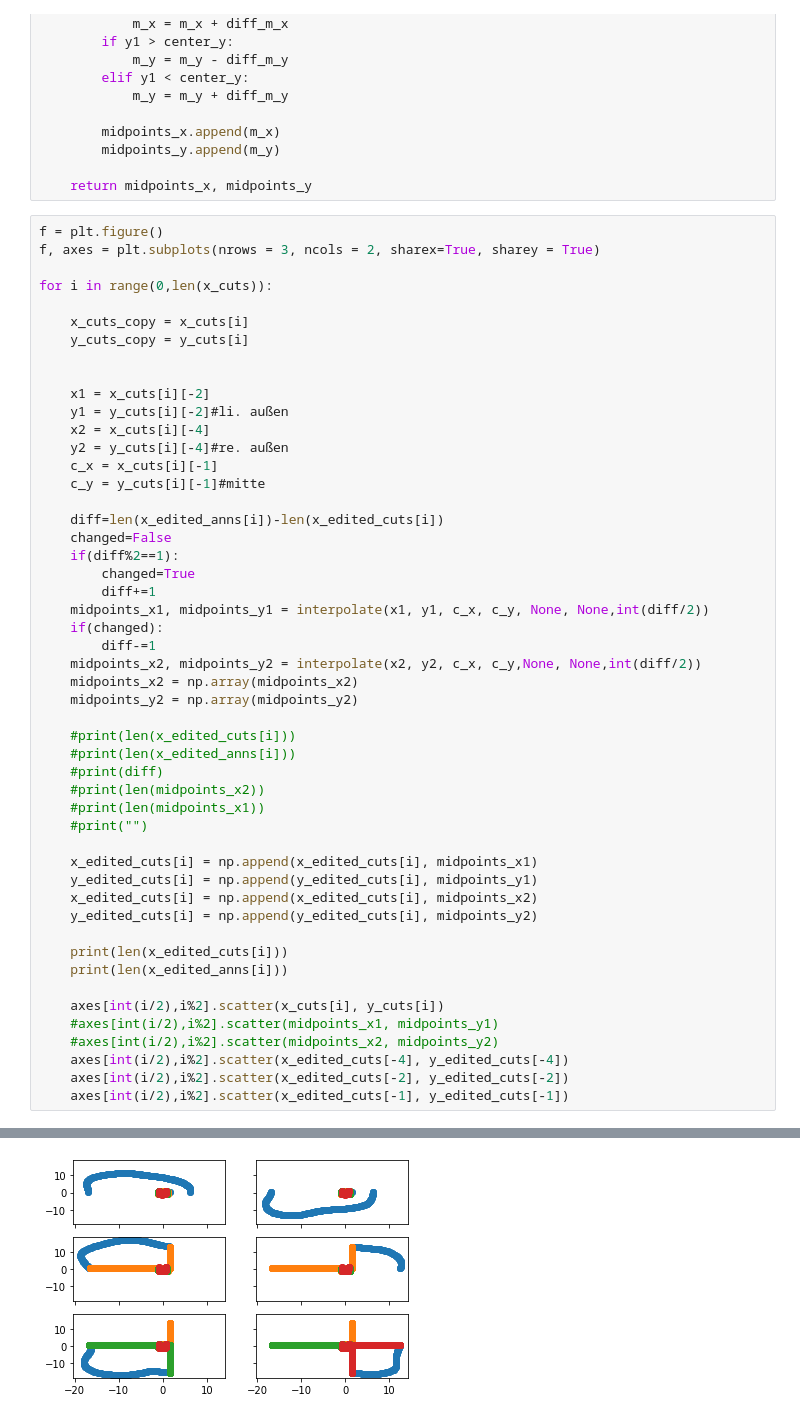
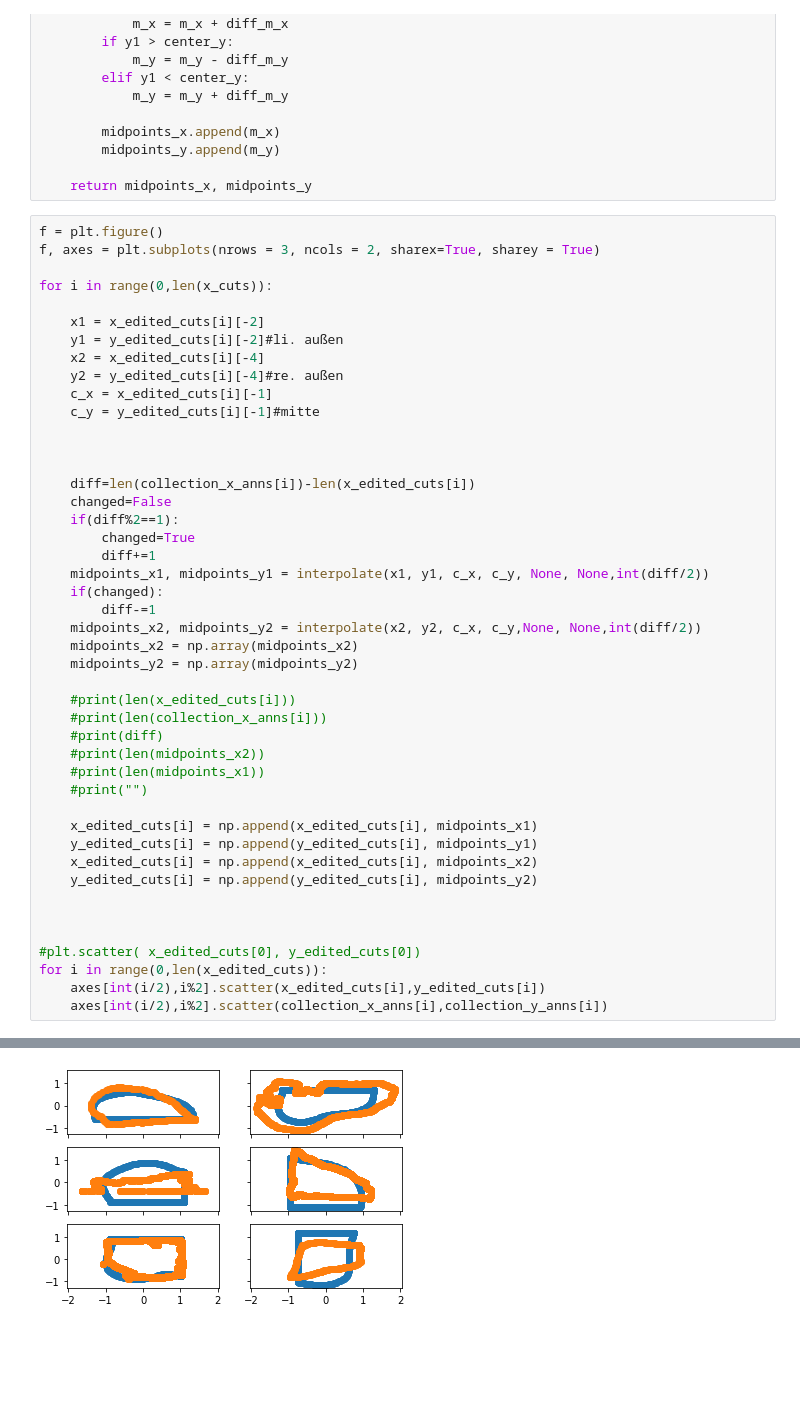
Before and after one commit to AlexHTW/mpi_beleg_4, a Jupyter notebook: registration.ipynb, the cells around one changed output, grey strips where cells are left out. Cells and saved outputs as stored; diff of their text form; blank space fills up the shorter version.

```diff
--- a/registration.ipynb
+++ b/registration.ipynb
@@ -359,18 +359,16 @@ f, axes = plt.subplots(nrows = 3, ncols = 2, sharex=True, sharey = True)
 
 for i in range(0,len(x_cuts)):
 
-    x_cuts_copy = x_cuts[i]
-    y_cuts_copy = y_cuts[i]
+    x1 = x_edited_cuts[i][-2]
+    y1 = y_edited_cuts[i][-2]#li. außen
+    x2 = x_edited_cuts[i][-4]
+    y2 = y_edited_cuts[i][-4]#re. außen
+    c_x = x_edited_cuts[i][-1]
+    c_y = y_edited_cuts[i][-1]#mitte
 
 
-    x1 = x_cuts[i][-2]
-    y1 = y_cuts[i][-2]#li. außen
-    x2 = x_cuts[i][-4]
-    y2 = y_cuts[i][-4]#re. außen
-    c_x = x_cuts[i][-1]
-    c_y = y_cuts[i][-1]#mitte
 
-    diff=len(x_edited_anns[i])-len(x_edited_cuts[i])
+    diff=len(collection_x_anns[i])-len(x_edited_cuts[i])
     changed=False
     if(diff%2==1):
         changed=True
@@ -383,7 +381,7 @@ for i in range(0,len(x_cuts)):
     midpoints_y2 = np.array(midpoints_y2)
 
     #print(len(x_edited_cuts[i]))
-    #print(len(x_edited_anns[i]))
+    #print(len(collection_x_anns[i]))
     #print(diff)
     #print(len(midpoints_x2))
     #print(len(midpoints_x1))
@@ -394,13 +392,10 @@ for i in range(0,len(x_cuts)):
     x_edited_cuts[i] = np.append(x_edited_cuts[i], midpoints_x2)
     y_edited_cuts[i] = np.append(y_edited_cuts[i], midpoints_y2)
 
-    print(len(x_edited_cuts[i]))
-    print(len(x_edited_anns[i]))
 
-    axes[int(i/2),i%2].scatter(x_cuts[i], y_cuts[i])
-    #axes[int(i/2),i%2].scatter(midpoints_x1, midpoints_y1)
-    #axes[int(i/2),i%2].scatter(midpoints_x2, midpoints_y2)
-    axes[int(i/2),i%2].scatter(x_edited_cuts[-4], y_edited_cuts[-4])
-    axes[int(i/2),i%2].scatter(x_edited_cuts[-2], y_edited_cuts[-2])
-    axes[int(i/2),i%2].scatter(x_edited_cuts[-1], y_edited_cuts[-1])
+
+#plt.scatter( x_edited_cuts[0], y_edited_cuts[0])
+for i in range(0,len(x_edited_cuts)):
+    axes[int(i/2),i%2].scatter(x_edited_cuts[i],y_edited_cuts[i])
+    axes[int(i/2),i%2].scatter(collection_x_anns[i],collection_y_anns[i])
 # %% [output]
@@ -419,4 +414,4 @@ for i in range(0,len(x_cuts)):
 <Figure size 432x288 with 0 Axes>
-[figure, old version]
+[figure, new version]
 # %%
 from functools import partial
```
Also changed, not shown: parts of 2 cells of this notebook.
